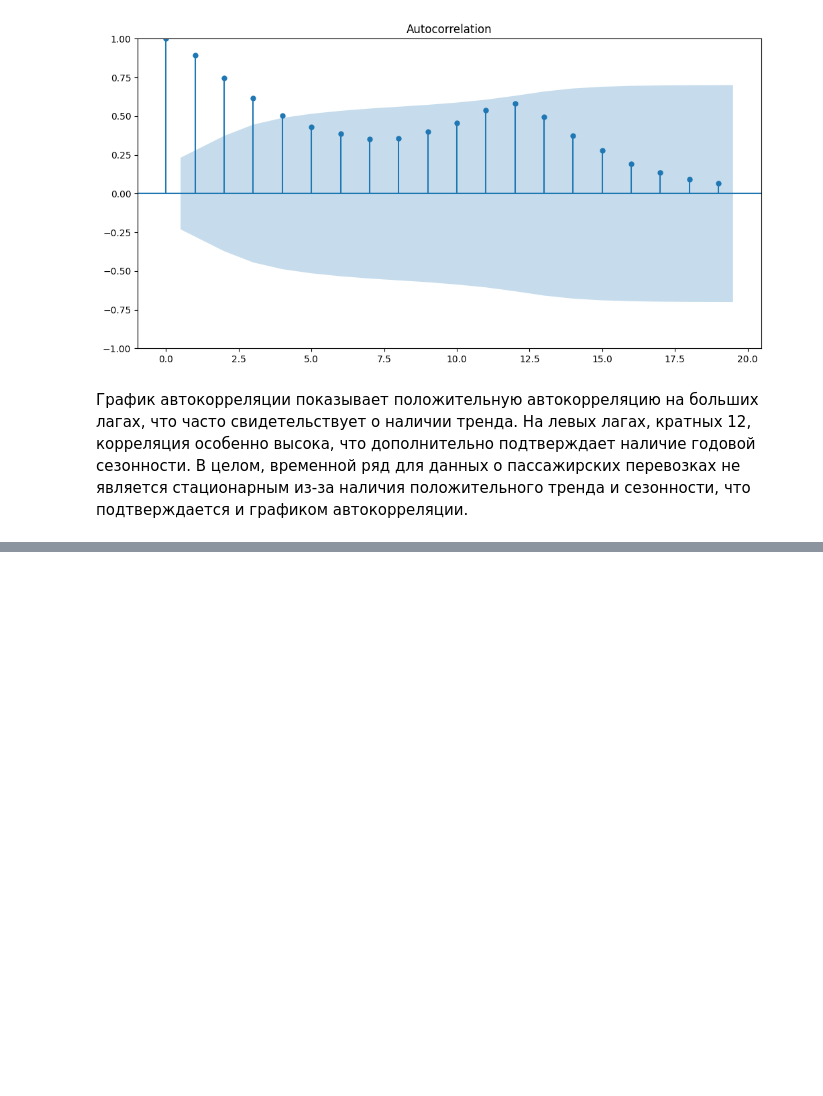
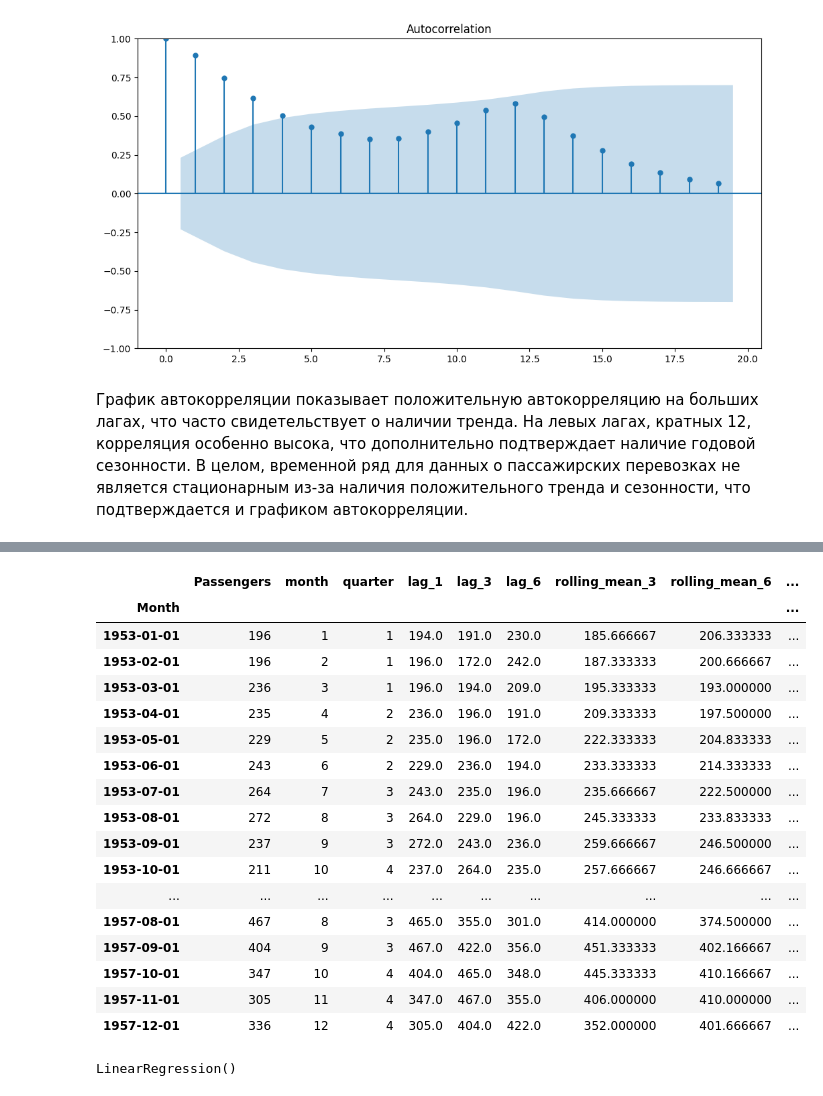
Before and after one commit to korsh624/DS, a Jupyter notebook: 2.7/task.ipynb, the cells around one changed output, grey strips where cells are left out. Saved outputs shown, nothing was run; the diff lists cells and outputs as text; code cells hidden in the pictures; blank space fills up the shorter version.

```diff
--- a/2.7/task.ipynb
+++ b/2.7/task.ipynb
@@ -59,0 +78,2 @@ plt.show()
+# %%
+data=filtred_data.rename(columns={'#Passengers':'Passengers'})
@@ -59,0 +99,45 @@ plt.show()
+# %%
+def generate_features(data, lags, rolling_windows):
+    df = data.copy()
+
+    # Добавление календарных признаков
+    df['month'] = df.index.month
+    df['quarter'] = df.index.quarter
+
+    # Добавление лагов
+    for lag in lags:
+        df[f'lag_{lag}'] = df['Passengers'].shift(lag)
+
+    # Добавление скользящих средних
+    for window in rolling_windows:
+        df[f'rolling_mean_{window}'] = df['Passengers'].shift().rolling(window=window).mean()
+
+    # Удаление наблюдений с пропусками
+    df.dropna(inplace=True)
+
+    return df
+# %%
+lags = [1, 3, 6]
+rolling_windows = [3, 6, 12]
+df_features = generate_features(data, lags, rolling_windows)
+# %%
+df_features
+# %% [output]
+|  | Passengers | month | quarter | lag_1 | lag_3 | lag_6 | rolling_mean_3 | rolling_mean_6 | ... |
+| Month |  |  |  |  |  |  |  |  | ... |
+| 1953-01-01 | 196 | 1 | 1 | 194.0 | 191.0 | 230.0 | 185.666667 | 206.333333 | ... |
+| 1953-02-01 | 196 | 2 | 1 | 196.0 | 172.0 | 242.0 | 187.333333 | 200.666667 | ... |
+| 1953-03-01 | 236 | 3 | 1 | 196.0 | 194.0 | 209.0 | 195.333333 | 193.000000 | ... |
+| 1953-04-01 | 235 | 4 | 2 | 236.0 | 196.0 | 191.0 | 209.333333 | 197.500000 | ... |
+| 1953-05-01 | 229 | 5 | 2 | 235.0 | 196.0 | 172.0 | 222.333333 | 204.833333 | ... |
+| 1953-06-01 | 243 | 6 | 2 | 229.0 | 236.0 | 194.0 | 233.333333 | 214.333333 | ... |
+| 1953-07-01 | 264 | 7 | 3 | 243.0 | 235.0 | 196.0 | 235.666667 | 222.500000 | ... |
+| 1953-08-01 | 272 | 8 | 3 | 264.0 | 229.0 | 196.0 | 245.333333 | 233.833333 | ... |
+| 1953-09-01 | 237 | 9 | 3 | 272.0 | 243.0 | 236.0 | 259.666667 | 246.500000 | ... |
+| 1953-10-01 | 211 | 10 | 4 | 237.0 | 264.0 | 235.0 | 257.666667 | 246.666667 | ... |
+| ... | ... | ... | ... | ... | ... | ... | ... | ... | ... |
+| 1957-08-01 | 467 | 8 | 3 | 465.0 | 355.0 | 301.0 | 414.000000 | 374.500000 | ... |
+| 1957-09-01 | 404 | 9 | 3 | 467.0 | 422.0 | 356.0 | 451.333333 | 402.166667 | ... |
+| 1957-10-01 | 347 | 10 | 4 | 404.0 | 465.0 | 348.0 | 445.333333 | 410.166667 | ... |
+| 1957-11-01 | 305 | 11 | 4 | 347.0 | 467.0 | 355.0 | 406.000000 | 410.000000 | ... |
+| 1957-12-01 | 336 | 12 | 4 | 305.0 | 404.0 | 422.0 | 352.000000 | 401.666667 | ... |
@@ -59,0 +156,5 @@ plt.show()
+# %%
+model=LinearRegression()
+model.fit(train_features_norm, train_target)
+# %% [output]
+LinearRegression()
```
Also changed, not shown: parts of 10 cells of this notebook.
